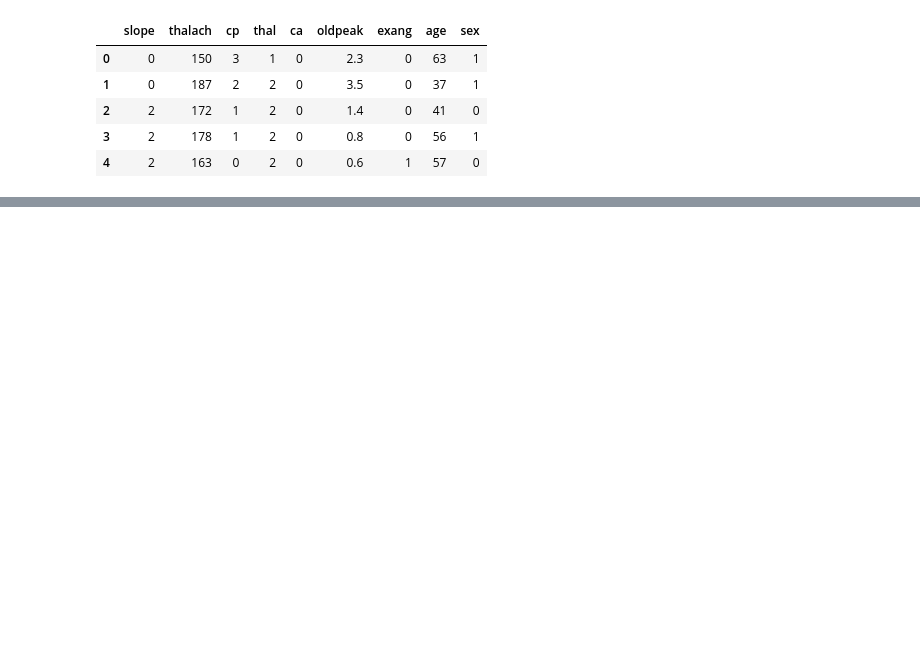
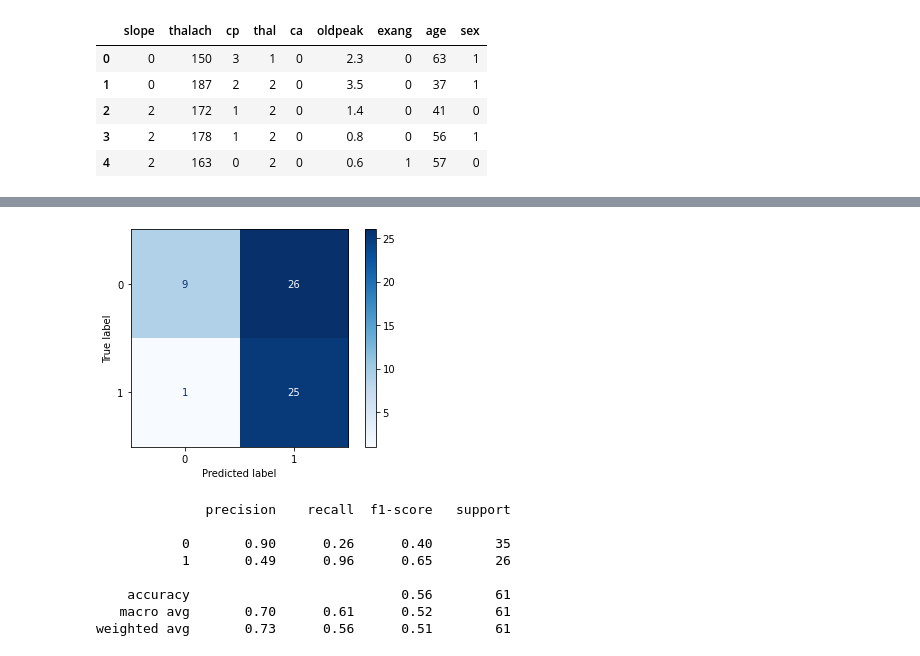
Before and after one commit to imvoctor/APC_heart_desease, a Jupyter notebook: Jupyter/heartkaggle-checkpoint.ipynb, the cells around one changed output, grey strips where cells are left out. Saved outputs shown, nothing was run; the diff lists cells and outputs as text; code cells hidden in the pictures; blank space fills up the shorter version.

```diff
--- a/Jupyter/heartkaggle-checkpoint.ipynb
+++ b/Jupyter/heartkaggle-checkpoint.ipynb
@@ -122,0 +240,15 @@ x_train.shape, x_test.shape, y_train.shape, y_test.shape
+# %%
+confusion_matrix(y_test, y_pred)
+plot_confusion_matrix(clf, x_test, y_test, cmap=plt.cm.Blues)
+plt.show()
+print(classification_report(y_test, result))
+# %% [output]
+[figure, added]
+              precision    recall  f1-score   support
+
+           0       0.90      0.26      0.40        35
+           1       0.49      0.96      0.65        26
+
+    accuracy                           0.56        61
+   macro avg       0.70      0.61      0.52        61
+weighted avg       0.73      0.56      0.51        61
```
Also changed, not shown: parts of 20 cells of this notebook.
